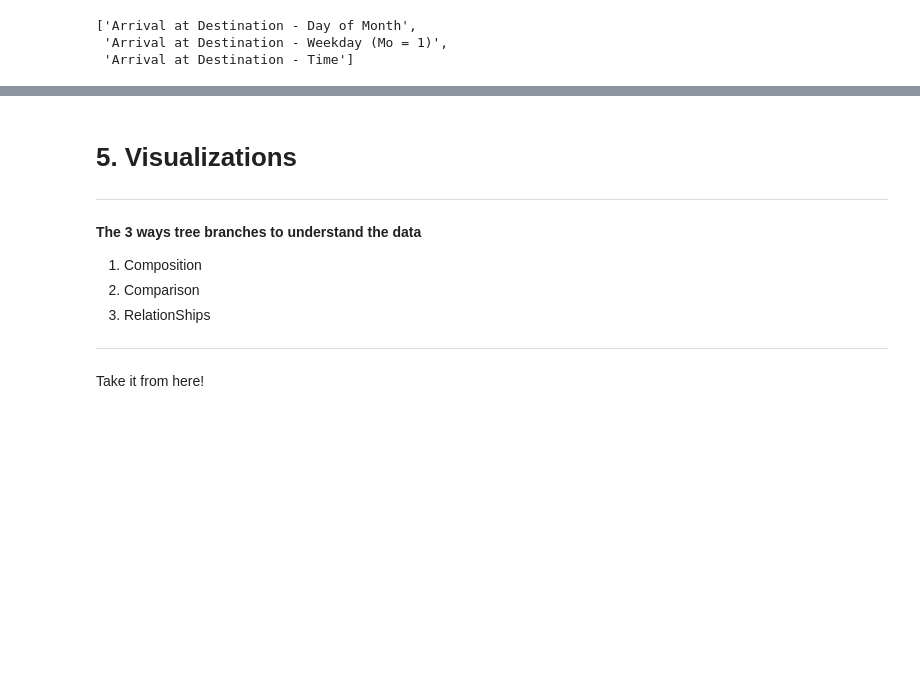
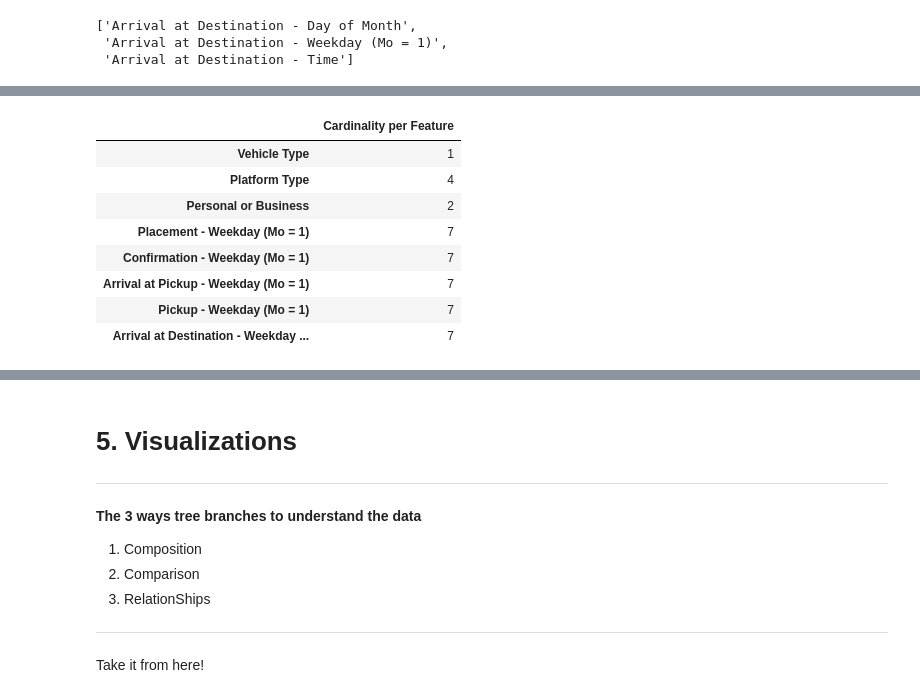
Before and after one commit to Explore-EDSA-2020/Regression-Sendy-Logistics-Challenge, a Jupyter notebook: notebook/Sendy_logistics_EDA.ipynb, the cells around one changed output, grey strips where cells are left out. Cells and saved outputs as stored; diff of their text form; code cells hidden in the pictures; blank space fills up the shorter version.

```diff
--- a/notebook/Sendy_logistics_EDA.ipynb
+++ b/notebook/Sendy_logistics_EDA.ipynb
@@ -131,0 +173,6 @@ Arrival at Pickup - Time - Time of day the rider arrived at the location to pick
+# %%
+def get_cadinality(df , threshold=0):
+
+    return pd.DataFrame(data= {column: (df[column].nunique()) for column in df.columns if df[column].nunique() < threshold},
+             index=['Cardinality per Feature']
+             ).T
@@ -222,0 +340,13 @@ column_test = test_riders.columns.to_list()
+# %%
+# check cardinality
+get_cadinality(train_riders, 16)
+# %% [output]
+|  | Cardinality per Feature |
+| Vehicle Type | 1 |
+| Platform Type | 4 |
+| Personal or Business | 2 |
+| Placement - Weekday (Mo = 1) | 7 |
+| Confirmation - Weekday (Mo = 1) | 7 |
+| Arrival at Pickup - Weekday (Mo = 1) | 7 |
+| Pickup - Weekday (Mo = 1) | 7 |
+| Arrival at Destination - Weekday ... | 7 |
```
Also changed, not shown: parts of 18 cells of this notebook.
